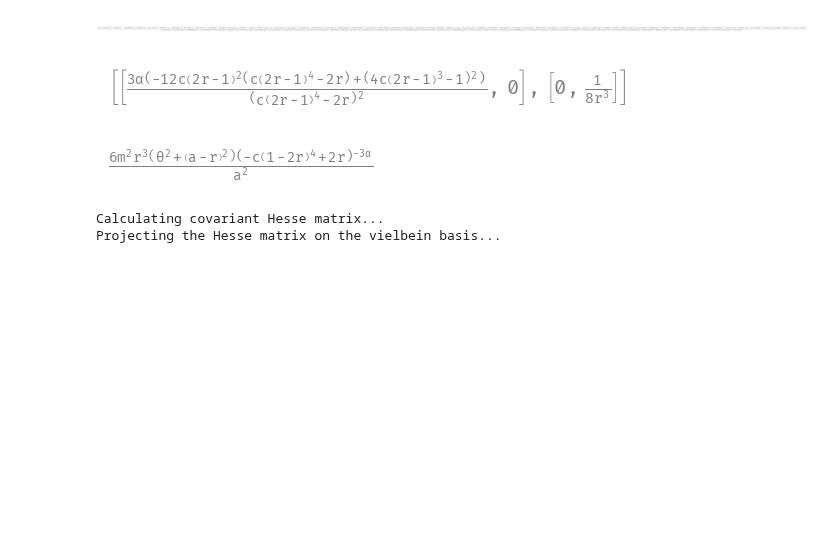
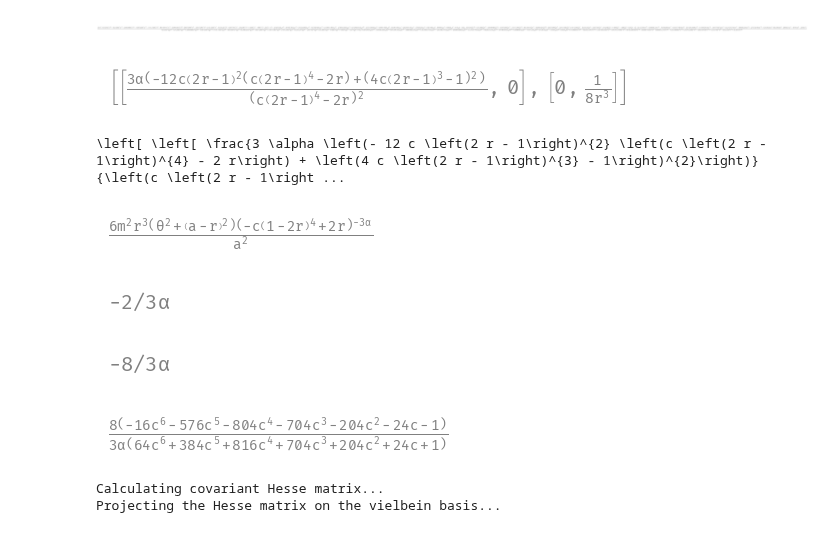
Before and after one commit to smups/inflatox, a Jupyter notebook: notebooks/egno.ipynb, the cells around one changed output. Cells and saved outputs as stored; diff of their text form; code cells hidden in the pictures; blank space fills up the shorter version.

```diff
--- a/notebooks/egno.ipynb
+++ b/notebooks/egno.ipynb
@@ -93,8 +93,10 @@ sympy.limit(R.collect([alpha,c]), c, float('inf'))
 # %%
 metric = [[g.subs({S: 0, S_Bar: 0}).simplify() for g in gb] for gb in metric]
 display(metric)
+print(sympy.latex(metric))
 # %% [output]
 [figure]
+\left[ \left[ \frac{3 \alpha \left(- 12 c \left(2 r - 1\right)^{2} \left(c \left(2 r - 1\right)^{4} - 2 r\right) + \left(4 c \left(2 r - 1\right)^{3} - 1\right)^{2}\right)}{\left(c \left(2 r - 1\right ...
 # %%
 potential = (
   (6*m**2*r**3*((a-r)**2+θ**2)) / (a**2*(2*r-c*(1-2*r)**4)**(3*alpha))
@@ -105,3 +112,18 @@ display(potential)
+# %%
+metric_tensor = MetricTensor(real_metric, fields)
+R = RicciScalar.from_metric(metric_tensor).expr
+display(R)
+sympy.limit(R, r, float('inf'))
+# %% [output]
+[figure, added]
+# %%
+sympy.limit(R, c, 0)
+# %% [output]
+[figure, added]
+# %%
+sympy.limit(R, r, 0)
+# %% [output]
+[figure, added]
 # %%
 hesse = SymbolicCalculation.new_from_list(
   fields,
```
Also changed, not shown: parts of 9 cells of this notebook, 6 other files.
